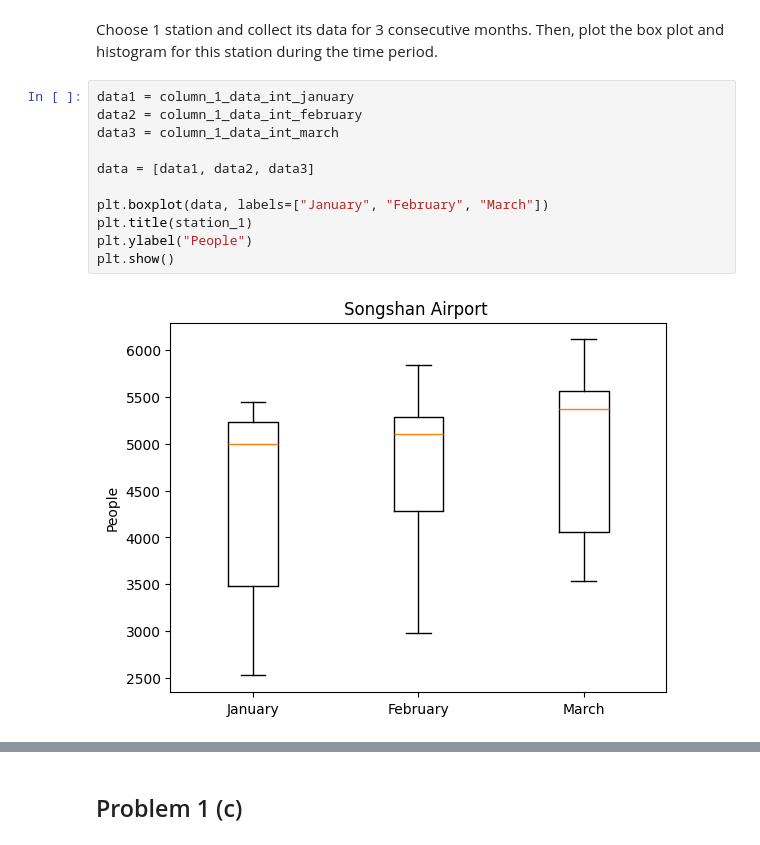
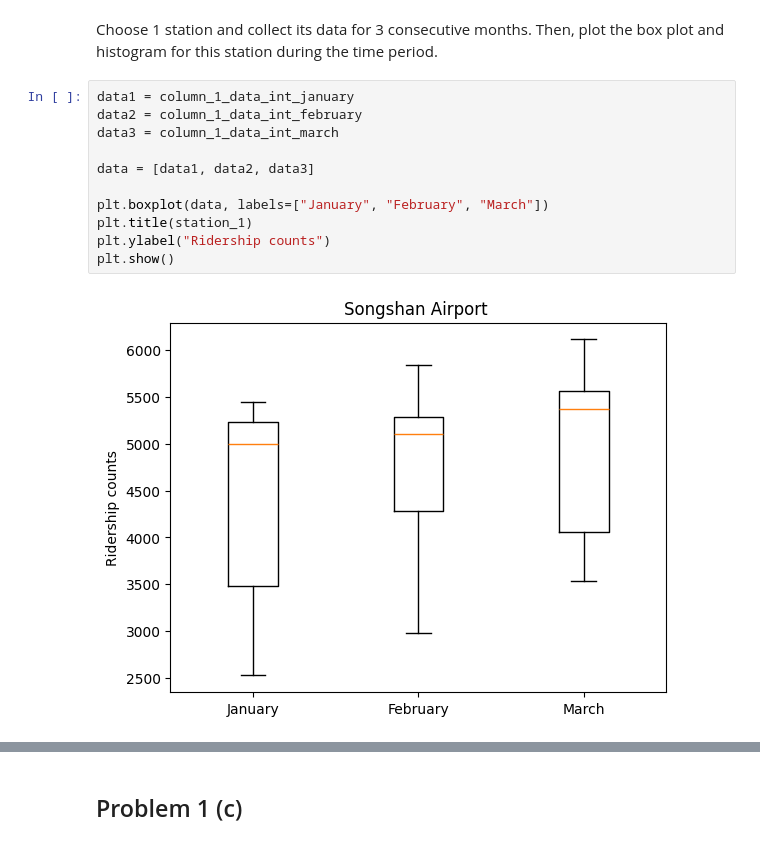
Before and after one commit to Ad1263/Machine-Learning-Homework-1, a Jupyter notebook: Homework1.ipynb, the cells around one changed output, grey strips where cells are left out. Saved outputs shown, nothing was run; the diff lists cells and outputs as text.

```diff
--- a/Homework1.ipynb
+++ b/Homework1.ipynb
@@ -89,13 +89,13 @@ Choose 1 station and collect its data for 3 consecutive months. Then, plot the b
 # %%
 data1 = column_1_data_int_january
 data2 = column_1_data_int_february
 data3 = column_1_data_int_march
 
 data = [data1, data2, data3]
 
 plt.boxplot(data, labels=["January", "February", "March"])
 plt.title(station_1)
-plt.ylabel("People")
+plt.ylabel("Ridership counts")
 plt.show()
 # %% [output]
-[figure, old version]
+[figure, new version]
```
Also changed, not shown: parts of 3 cells of this notebook.
